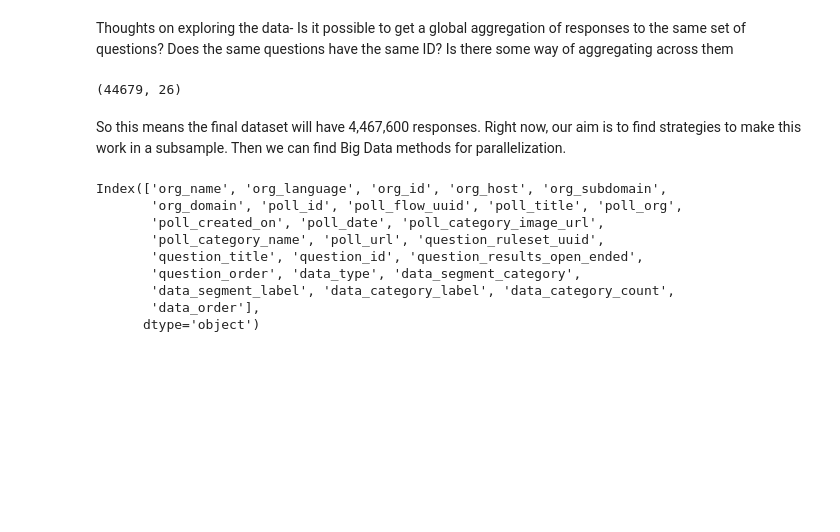
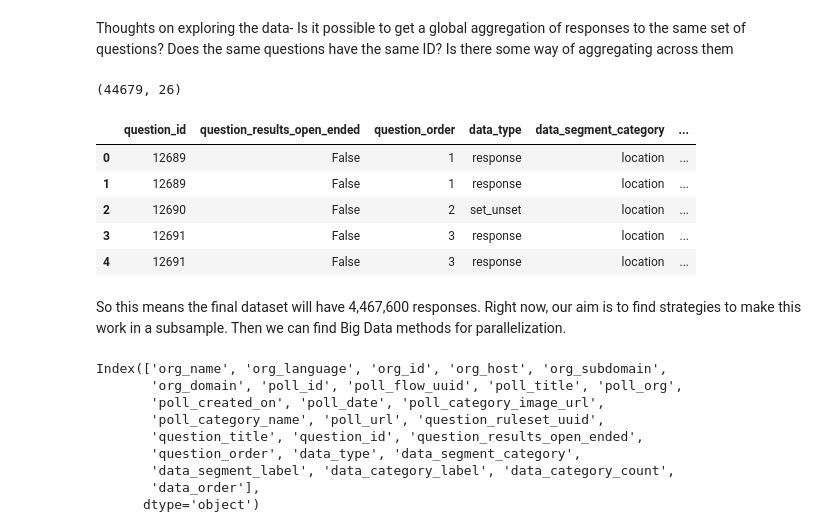
Before and after one commit to policyglot/unicef-ureport-polls, a Jupyter notebook: UNICEF.ipynb, the cells around one changed output. Saved outputs shown, nothing was run; the diff lists cells and outputs as text; code cells hidden in the pictures; blank space fills up the shorter version.

```diff
--- a/UNICEF.ipynb
+++ b/UNICEF.ipynb
@@ -70,5 +70,16 @@ df.shape
 # %% [output]
 (44679, 26)
+# %%
+df[['question_id', 'question_results_open_ended',
+       'question_order', 'data_type', 'data_segment_category',
+       'data_segment_label', 'data_category_label']].head()
+# %% [output]
+|  | question_id | question_results_open_ended | question_order | data_type | data_segment_category | ... |
+| 0 | 12689 | False | 1 | response | location | ... |
+| 1 | 12689 | False | 1 | response | location | ... |
+| 2 | 12690 | False | 2 | set_unset | location | ... |
+| 3 | 12691 | False | 3 | response | location | ... |
+| 4 | 12691 | False | 3 | response | location | ... |
 # %% [markdown]
 So this means the final dataset will have 4,467,600 responses. Right now, our aim is to find strategies to make this work in a subsample. Then we can find Big Data methods for parallelization.
 # %%
```
Also changed, not shown: parts of 18 cells of this notebook, 2 other files.
